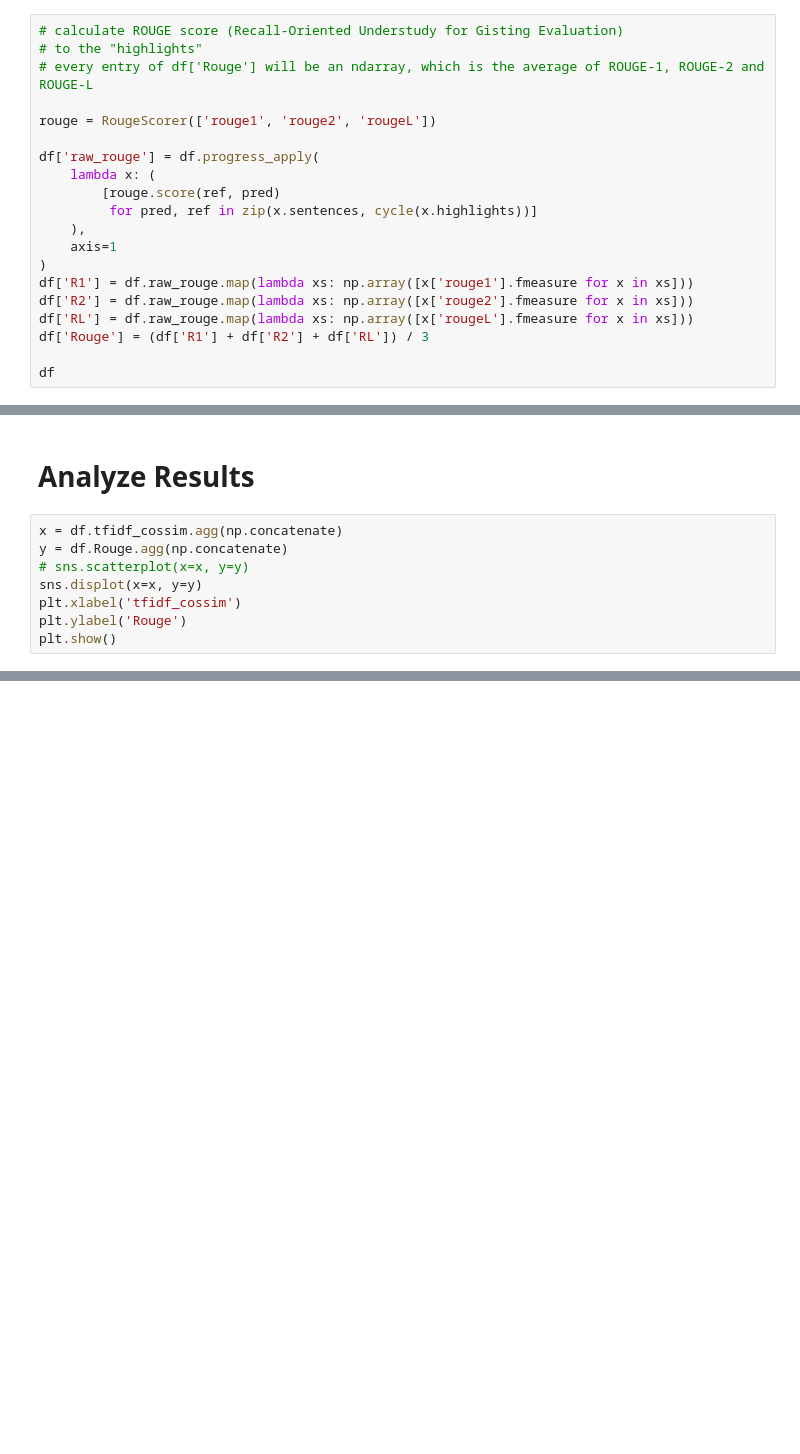
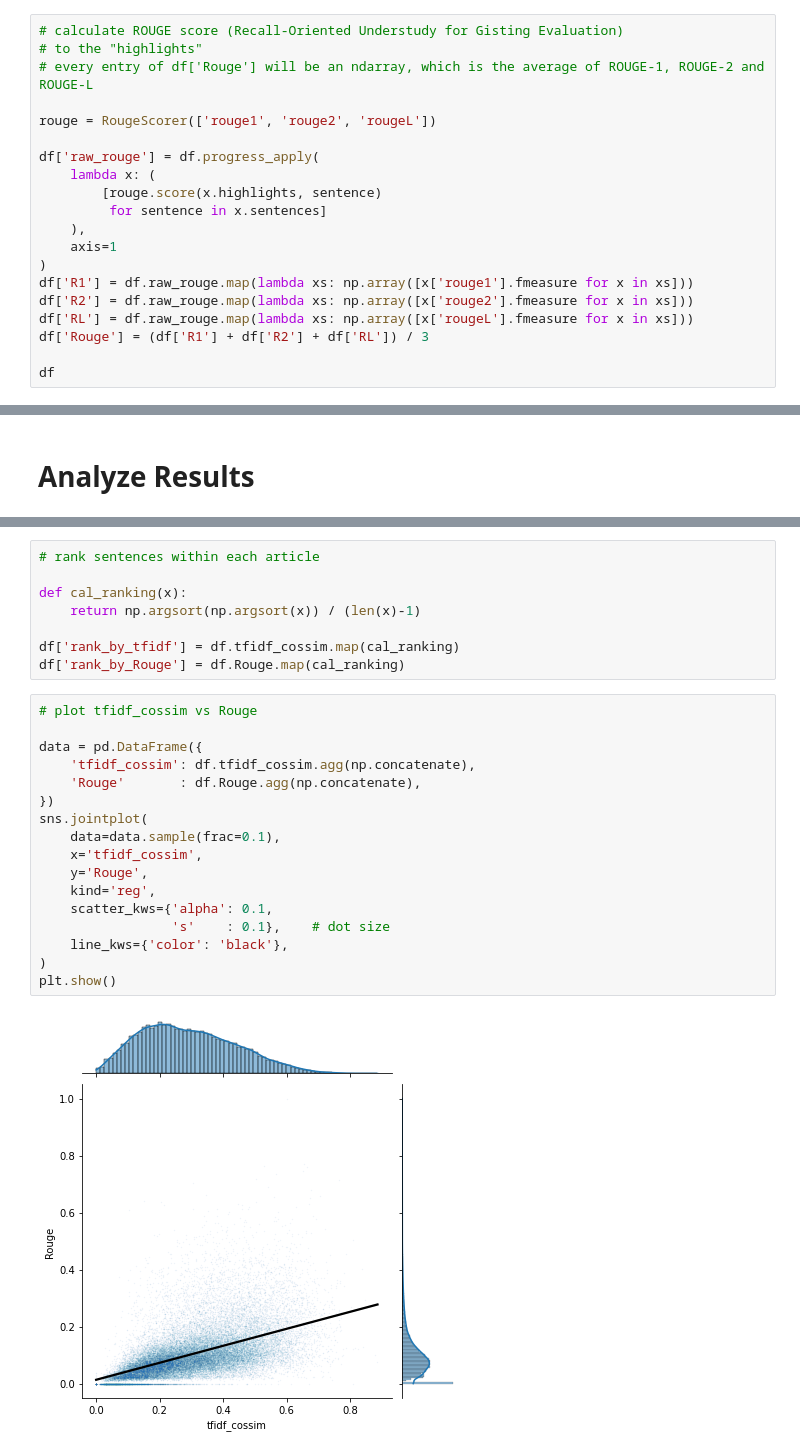
Before and after one commit to cfong32/key-sentence-extraction, a Jupyter notebook: exp5_tfidf_cossim_rouge.ipynb, the cells around one changed output, grey strips where cells are left out. Saved outputs shown, nothing was run; the diff lists cells and outputs as text; blank space fills up the shorter version.

```diff
--- a/exp5_tfidf_cossim_rouge.ipynb
+++ b/exp5_tfidf_cossim_rouge.ipynb
@@ -96,8 +106,8 @@ rouge = RougeScorer(['rouge1', 'rouge2', 'rougeL'])
 
 df['raw_rouge'] = df.progress_apply(
     lambda x: (
-        [rouge.score(ref, pred)
-         for pred, ref in zip(x.sentences, cycle(x.highlights))]
+        [rouge.score(x.highlights, sentence)
+         for sentence in x.sentences]
     ),
     axis=1
 )
@@ -117,11 +127,3 @@ df
 11490 rows × 10 columns
 # %% [markdown]
 # Analyze Results
-# %%
-x = df.tfidf_cossim.agg(np.concatenate)
-y = df.Rouge.agg(np.concatenate)
-# sns.scatterplot(x=x, y=y)
-sns.displot(x=x, y=y)
-plt.xlabel('tfidf_cossim')
-plt.ylabel('Rouge')
-plt.show()
@@ -129,0 +132,27 @@ plt.show()
+# %%
+# rank sentences within each article
+
+def cal_ranking(x):
+    return np.argsort(np.argsort(x)) / (len(x)-1)
+
+df['rank_by_tfidf'] = df.tfidf_cossim.map(cal_ranking)
+df['rank_by_Rouge'] = df.Rouge.map(cal_ranking)
+# %%
+# plot tfidf_cossim vs Rouge
+
+data = pd.DataFrame({
+    'tfidf_cossim': df.tfidf_cossim.agg(np.concatenate),
+    'Rouge'       : df.Rouge.agg(np.concatenate),
+})
+sns.jointplot(
+    data=data.sample(frac=0.1),
+    x='tfidf_cossim',
+    y='Rouge',
+    kind='reg',
+    scatter_kws={'alpha': 0.1,
+                 's'    : 0.1},    # dot size
+    line_kws={'color': 'black'},
+)
+plt.show()
+# %% [output]
+[figure, added]
```
Also changed, not shown: parts of 12 cells of this notebook.
